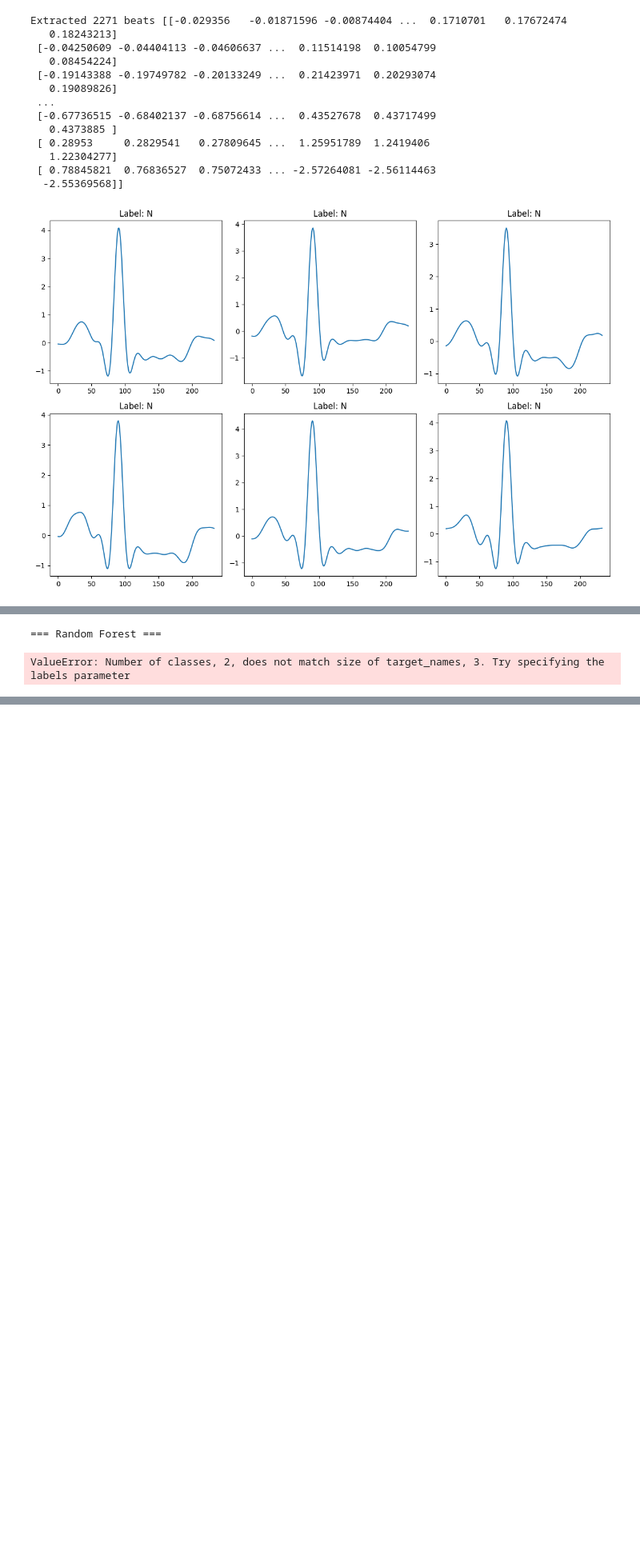
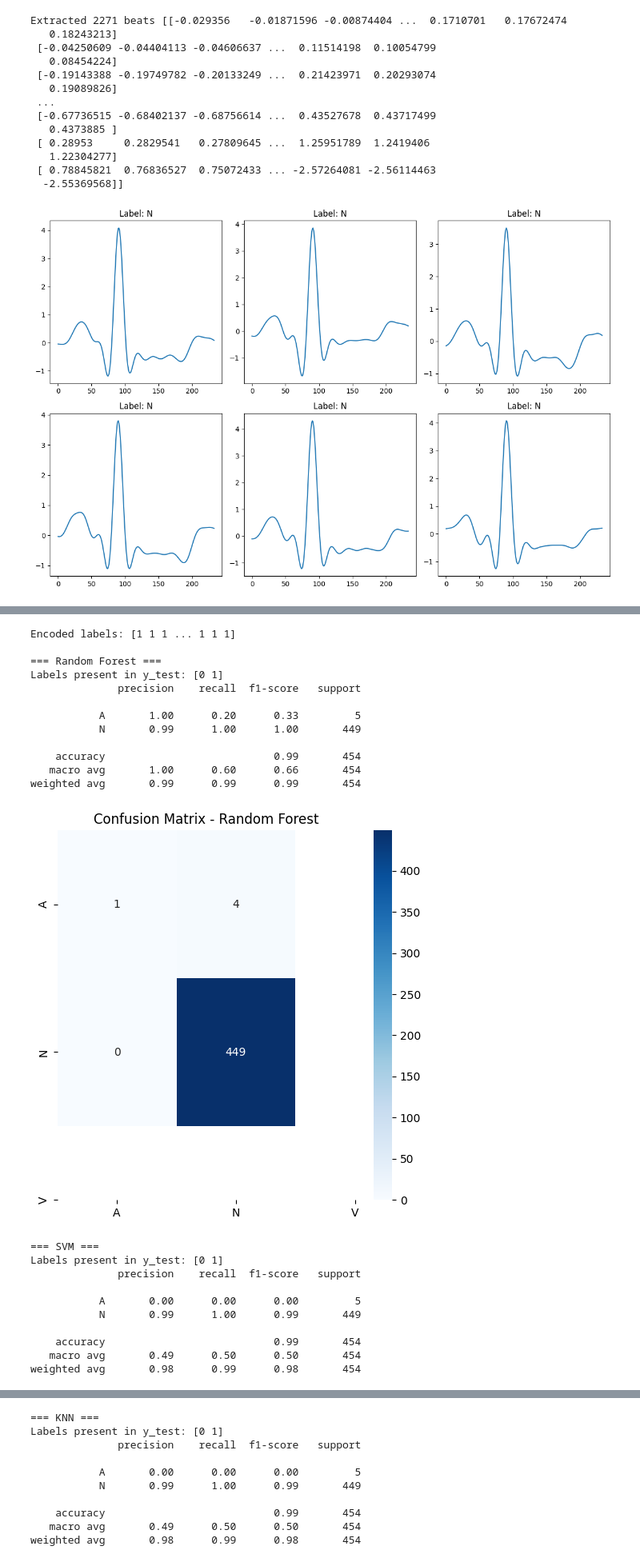
Before and after one commit to OussemaBouchaala/PPP_Cardiac_Deseases_Classification, a Jupyter notebook: ppp2.ipynb, the cells around one changed output, grey strips where cells are left out. Shown: that part at 80% size. Cells and saved outputs as stored; diff of their text form; code cells hidden in the pictures; blank space fills up the shorter version.

```diff
--- a/ppp2.ipynb
+++ b/ppp2.ipynb
@@ -20,8 +24,9 @@ annotation = wfdb.rdann('mit-bih-arrhythmia-database-1.0.0/100', 'atr')
 fs = record.fs  # Sampling frequency
 ecg_signal = record.p_signal[:, 0]  # MLII lead
 ann_samples = annotation.sample  # Annotation locations
-ann_samples=ann_samples[1:]  # Remove the first annotation (not a beat)
+ann_samples=ann_samples[1:]  # Remove the first location (not a beat)
 ann_symbols = annotation.symbol  # Annotation symbols
+ann_symbols = ann_symbols[1:]  # Remove the first annotation (not a beat)
 
 # Plot the ECG signal
 wfdb.plot_wfdb(record=record, annotation=annotation, title="ECG signal of 100 record",time_units='samples')
@@ -139,8 +144,6 @@ def ricker_wavelet(points, a):
     gauss = np.exp(-(t ** 2) / (2 * wsq))
     return A * mod * gauss
 # %%
-from scipy.signal import convolve  # Correct wavelet import
-
 def extract_features(beats, fs):
     features = []
     for beat in beats:
@@ -180,9 +183,19 @@ def extract_features(beats, fs):
 
 # Extract features
 X = extract_features(beats, fs)
-y = labels
+y = labels[1:]  # Remove the first label (not a normal beat)
 
 print(f"Extracted {X.shape[0]} beats with {X.shape[1]} features each")
+print(f"Feature matrix shape: {y.shape[0]}")
 print(f"Feature matrix shape: {X}")
+print(f"Labels shape: {y}")
+countN=0
+countA=0
+for i in range(len(y)):
+    if y[i] == 'A':
+        countA+=1
+    if y[i] == 'N':
+        countN+=1
+print(f"Number of normal beats: {countN, countA}")
 # %% [output]
 Extracted 2270 beats with 9 features each
@@ -202,47 +218,67 @@ Feature matrix shape: [[ 3.94445013e-02  9.50338189e-01 -1.17922667e+00 ...  2.7
 # %%
-from sklearn.model_selection import train_test_split
-from sklearn.preprocessing import LabelEncoder
-from sklearn.ensemble import RandomForestClassifier
-from sklearn.svm import SVC
-from sklearn.neighbors import KNeighborsClassifier
-from sklearn.metrics import classification_report, confusion_matrix
-import seaborn as sns
-
-# Ensure X and y have the same number of samples
-min_samples = min(len(X), len(y))
-X = X[:min_samples]
-y = y[:min_samples]
-
 # Encode labels
 le = LabelEncoder()
 y_encoded = le.fit_transform(y)
+print(f"Encoded labels: {y_encoded}")
 
 # Split data
 X_train, X_test, y_train, y_test = train_test_split(X, y_encoded, test_size=0.2, random_state=42)
 
 # Initialize models
 models = {
     'Random Forest': RandomForestClassifier(n_estimators=100, random_state=42),
     'SVM': SVC(kernel='rbf', C=1.0, gamma='scale'),
     'KNN': KNeighborsClassifier(n_neighbors=5)
 }
 
 # Train and evaluate
 for name, model in models.items():
     print(f"\n=== {name} ===")
     model.fit(X_train, y_train)
     y_pred = model.predict(X_test)
 
+    # Find which labels actually appear in y_test or y_pred
+    labels_present = unique_labels(y_test, y_pred)
+    # e.g. array([0, 2]) if your encoded labels were 0 and 2
+    print(f"Labels present in y_test: {labels_present}")
+    # Map back to class names
+    target_names = [le.classes_[i] for i in labels_present]
     # Classification report
-    print(classification_report(y_test, y_pred, target_names=le.classes_))
 
+    print(classification_report(
+        y_test,
+        y_pred,
+        labels=labels_present,
+        target_names=target_names
+    ))
     # Confusion matrix
     cm = confusion_matrix(y_test, y_pred)
     plt.figure(figsize=(6, 6))
     sns.heatmap(cm, annot=True, fmt='d', cmap='Blues',
                 xticklabels=le.classes_, yticklabels=le.classes_)
     plt.title(f'Confusion Matrix - {name}')
     plt.show()
 # %% [output]
+Encoded labels: [1 1 1 ... 1 1 1]
+
 === Random Forest ===
+Labels present in y_test: [0 1]
+              precision    recall  f1-score   support
+
+           A       1.00      0.20      0.33         5
+           N       0.99      1.00      1.00       449
+
+    accuracy                           0.99       454
+   macro avg       1.00      0.60      0.66       454
+weighted avg       0.99      0.99      0.99       454
+[figure, added]
-ValueError: Number of classes, 2, does not match size of target_names, 3. Try specifying the labels parameter
+=== SVM ===
+Labels present in y_test: [0 1]
+              precision    recall  f1-score   support
+
+           A       0.00      0.00      0.00         5
+           N       0.99      1.00      0.99       449
+
+    accuracy                           0.99       454
+   macro avg       0.49      0.50      0.50       454
+weighted avg       0.98      0.99      0.98       454
@@ -248,0 +286,10 @@ ValueError: Number of classes, 2, does not match size of target_names, 3. Try sp
+=== KNN ===
+Labels present in y_test: [0 1]
+              precision    recall  f1-score   support
+
+           A       0.00      0.00      0.00         5
+           N       0.99      1.00      0.99       449
+
+    accuracy                           0.99       454
+   macro avg       0.49      0.50      0.50       454
+weighted avg       0.98      0.99      0.98       454
```
Also changed, not shown: parts of 4 cells of this notebook.
